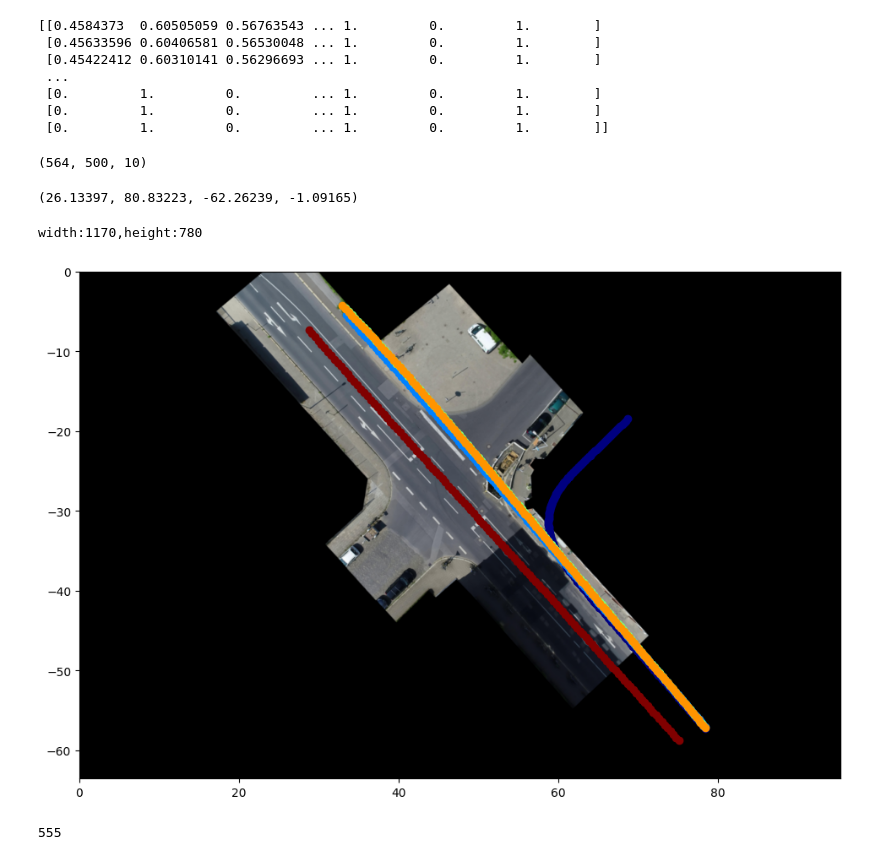
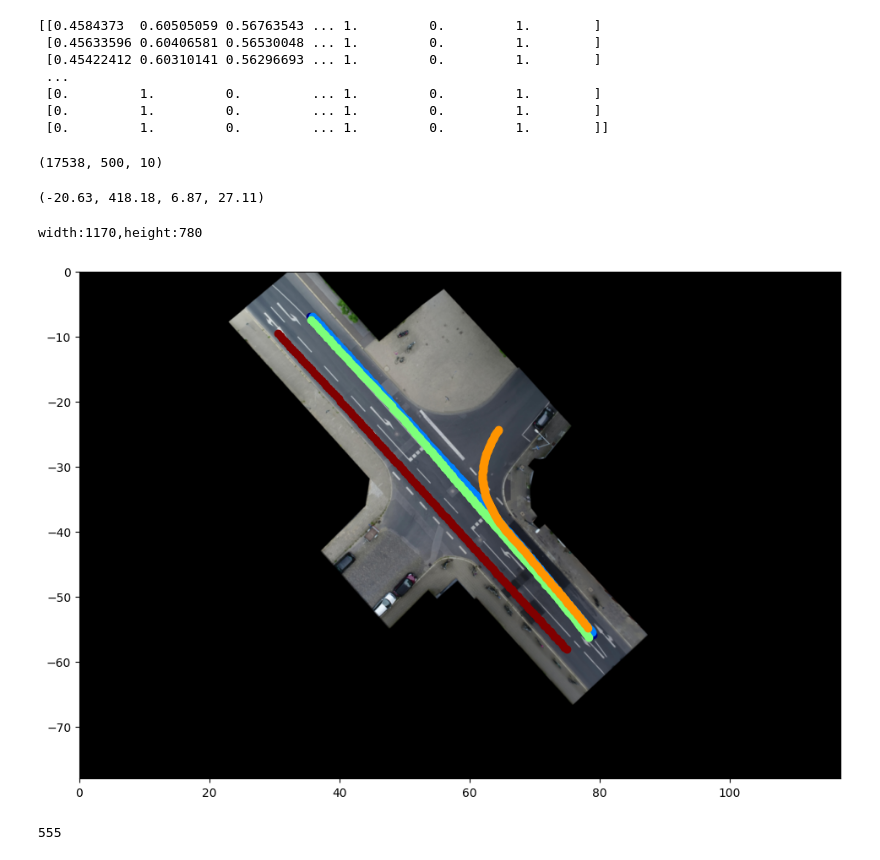
Before and after one commit to RuizhangZhou/Diffusion-TS, a Jupyter notebook: Visialization/read_samples_ori.ipynb, the cells around one changed output. Drawn from its saved outputs; the diff is of its cells as text; code cells hidden in the pictures.

```diff
--- a/Visialization/read_samples_ori.ipynb
+++ b/Visialization/read_samples_ori.ipynb
@@ -22,7 +22,7 @@ print(fake_data_norm[0])
 import numpy as np
 
 # Assuming the CSV file contains numerical data that can be directly loaded into a numpy array
-file_path = '/DATA1/rzhou/ika/multi_testcases/inD/reduced/seq500/inD_map15_interval10_seq500_nfea10.csv'
+file_path = '/DATA1/rzhou/ika/multi_testcases/highD/15-24/highD_map15-24_interval10_seq500_nfea10.csv'
 # Assuming seq_length is 1000 and nfea is 100 (excluding the caseID column)
 seq_length = 500
 nfea = 10
@@ -35,7 +35,7 @@ reshaped_data = ori_data.reshape(n, seq_length, nfea)
 
 reshaped_data.shape  # To see the shape of the reshaped numpy array
 # %% [output]
-(564, 500, 10)
+(17538, 500, 10)
 # %%
 # 已经有了reshaped_data，现在计算排除0值后的x和y坐标的取值范围
 x_values = reshaped_data[:, :, 0::2]  # 取出所有x坐标
@@ -51,7 +51,7 @@ y_min, y_max = y_values_nonzero.min(), y_values_nonzero.max()
 
 x_min, x_max, y_min, y_max
 # %% [output]
-(26.13397, 80.83223, -62.26239, -1.09165)
+(-20.63, 418.18, 6.87, 27.11)
 # %%
 import numpy as np
 import pandas as pd
@@ -63,7 +63,7 @@ import random
 random_index = random.randint(0, reshaped_data.shape[0] - 1)
 data = reshaped_data[random_index]  # 取第一个元素，其形状应该是 (1000, 112)
 Dtype="inD"
-index_map=15
+index_map=7
 # 载入背景图片
 bg_image_path = f'/DATA1/rzhou/ika/{Dtype}/data/{index_map:02d}_background.png'
 bg_img = Image.open(bg_image_path)
@@ -74,7 +74,8 @@ print(f"width:{width},height:{height}")
 # 读取CSV文件
 df_recordingMeta = pd.read_csv(f"/DATA1/rzhou/ika/{Dtype}/data/{index_map:02d}_recordingMeta.csv")
 # 读取最后一列"orthoPxToMeter"的值
-ortho_px_to_meter = df_recordingMeta["orthoPxToMeter"].iloc[0]
+ortho_px_to_meter = 0.01
+#ortho_px_to_meter = df_recordingMeta["orthoPxToMeter"].iloc[0]
 
 # 将图像的尺寸转换为英寸（matplotlib的figsize是以英寸为单位的）
 # 假设希望每100像素对应于1英寸，则可以按如下方式计算figsize：
@@ -82,34 +83,34 @@ figsize = (width / 100, height / 100)
 
 # 创建图形和轴，使用图像的原始尺寸
 fig, ax = plt.subplots(figsize=figsize)
 
 ax.set_xlim(0, width*ortho_px_to_meter*10)
 ax.set_ylim(-height*ortho_px_to_meter*10, 0)
 
 # 加载并显示背景图
 bg_img = plt.imread(bg_image_path)
 ax.imshow(bg_img, extent=[0, width*ortho_px_to_meter*10, -height*ortho_px_to_meter*10, 0])
 
 num_tracks=reshaped_data.shape[2]//2
 colors = plt.cm.jet(np.linspace(0, 1, num_tracks))  # 生成颜色
 
 for i in range(num_tracks):
     # 提取每个轨迹的x和y坐标
     x = data[:, i * 2]  # 偶数列为x坐标
     y = data[:, i * 2 + 1]  # 奇数列为y坐标
 
     # 过滤出非零点
     nonzero_indices = (x != 0) & (y != 0)
     x_filtered = x[nonzero_indices]
     y_filtered = y[nonzero_indices]
 
     # 绘制轨迹
     ax.plot(x_filtered, y_filtered, marker='o', linestyle='-', color=colors[i])  # 移除了label参数，以避免图例过于拥挤
 
 plt.show()
 # %% [output]
 width:1170,height:780
-[figure, old version]
+[figure, new version]
 # %%
 #动画 5个点
 import numpy as np
```
Also changed, not shown: 9 other files.
